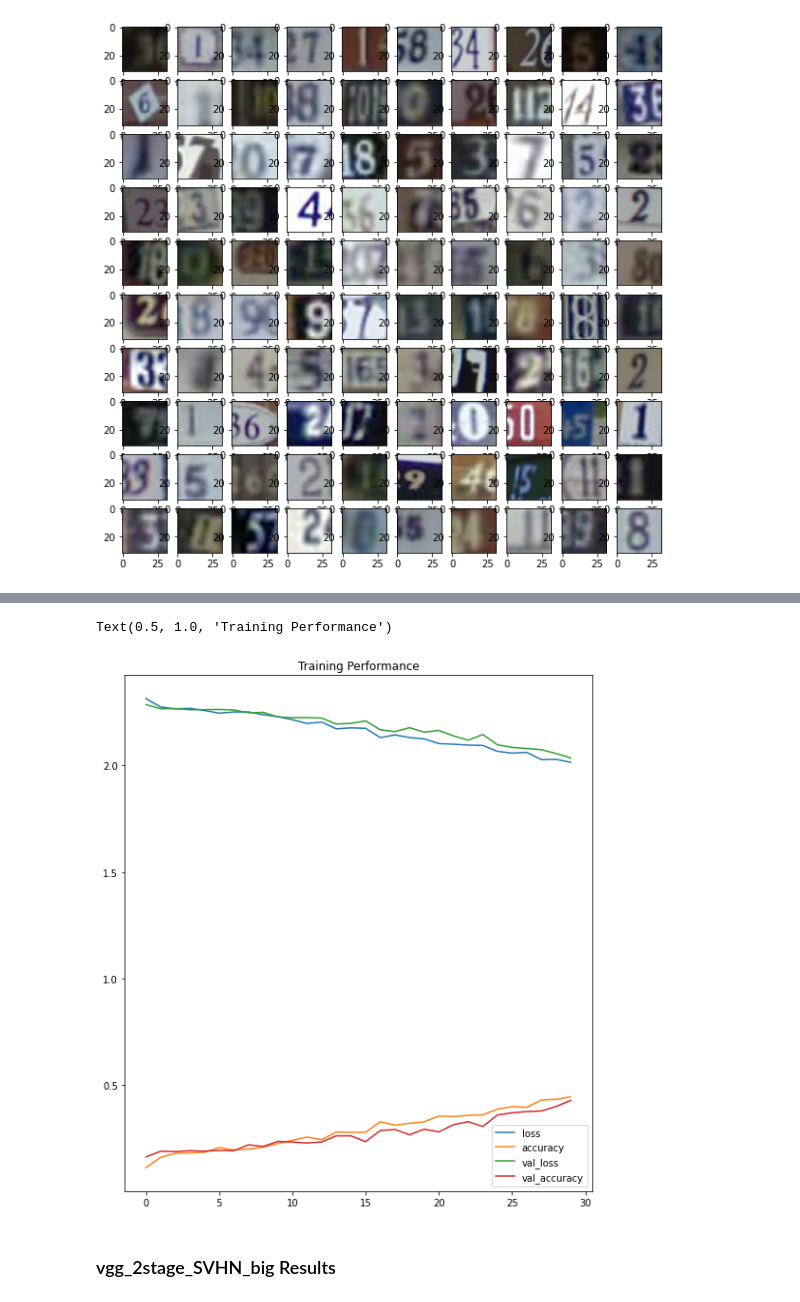
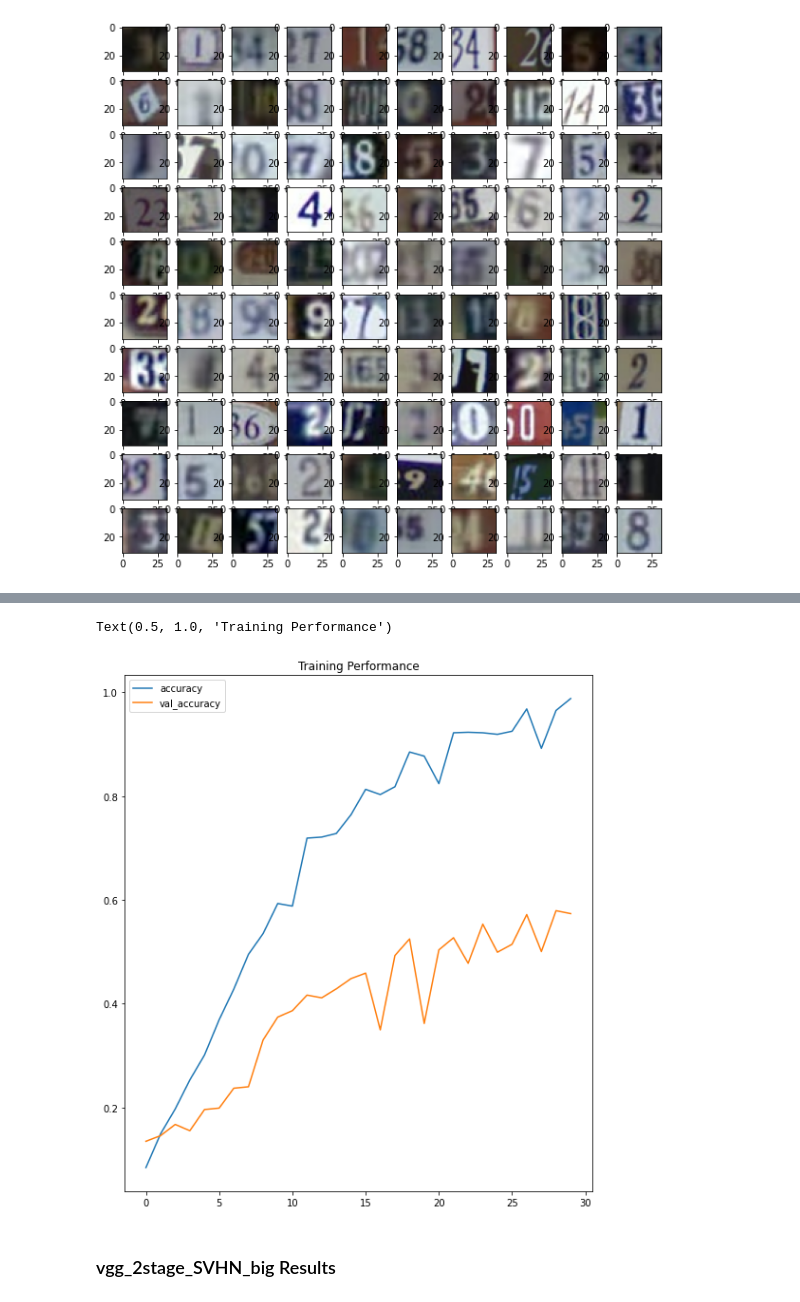
Before and after one commit to Jackhu-gc/CAB420Assignment1A, a Jupyter notebook: Ass1A_Q3_JH.ipynb, the cells around one changed output, grey strips where cells are left out. Cells and saved outputs as stored; diff of their text form; code cells hidden in the pictures.

```diff
--- a/Ass1A_Q3_JH.ipynb
+++ b/Ass1A_Q3_JH.ipynb
@@ -228,0 +153,30 @@ Test accuracy: 0.4278
+# %%
+def build_model(num_classes):
+    # our model, input in an image shape
+    inputs = keras.Input(shape=(32, 32, 3, ), name='img')
+    # run pairs of conv layers, all 3s3 kernels
+    x = layers.Conv2D(filters=8, kernel_size=(3,3), padding='same', activation='relu')(inputs)
+    # max pooling, 2x2, which will downsample the image
+    x = layers.MaxPool2D(pool_size=(2, 2))(x)
+    # rinse and repeat with 2D convs, batch norm, dropout and max pool
+    x = layers.Conv2D(filters=16, kernel_size=(3,3), padding='same', activation='relu')(x)
+    # flatten layer
+    x = layers.Flatten()(x)
+
+    # the output
+    outputs = layers.Dense(num_classes)(x)
+
+    # build the model, and print a summary
+    model_cnn = keras.Model(inputs=inputs, outputs=outputs, name='model_attempt_1')
+
+    return model_cnn
+model_attempt_1 = build_model(10)
+model_attempt_1.compile(loss=keras.losses.SparseCategoricalCrossentropy(from_logits=True),
+              optimizer=keras.optimizers.RMSprop(),
+              metrics=['accuracy'])
+history = model_attempt_1.fit(train, train_y,
+                        batch_size=128,
+                        epochs=30,
+                        validation_data=(test, test_y),
+                             )
+eval_model(model_attempt_1, test, test_y)
@@ -229,15 +202,15 @@ Test accuracy: 0.4278
 # %%
 fig = plt.figure(figsize=[30, 10])
 ax = fig.add_subplot(1, 3, 1)
-plt.plot(history.history['loss'], label='loss')
+# plt.plot(history.history['loss'], label='loss')
 plt.plot(history.history['accuracy'], label='accuracy')
-plt.plot(history.history['val_loss'], label='val_loss')
+# plt.plot(history.history['val_loss'], label='val_loss')
 plt.plot(history.history['val_accuracy'], label='val_accuracy')
 ax.legend()
 ax.set_title('Training Performance')
 # %% [output]
 Text(0.5, 1.0, 'Training Performance')
-[figure, old version]
+[figure, new version]
 # %% [markdown]
 ### vgg_2stage_SVHN_big Results
 # %%
```
Also changed, not shown: parts of 15 cells of this notebook, 1 other file.
